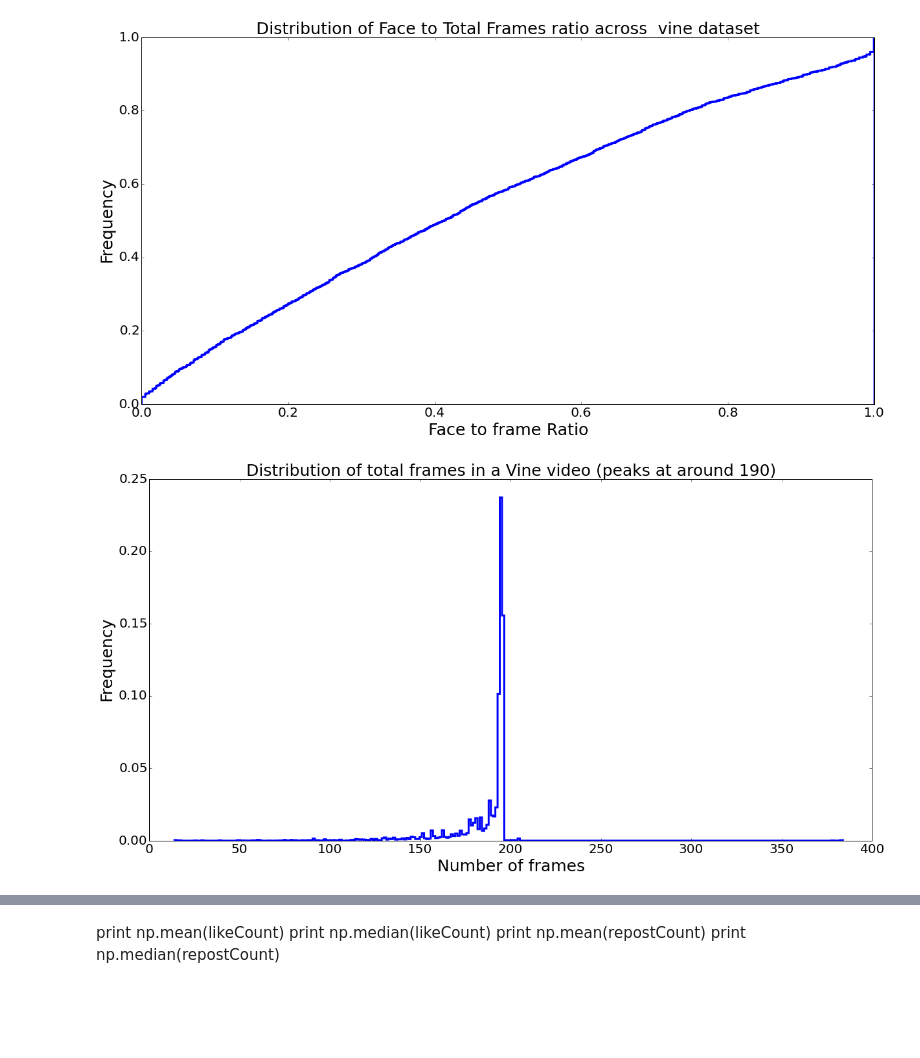
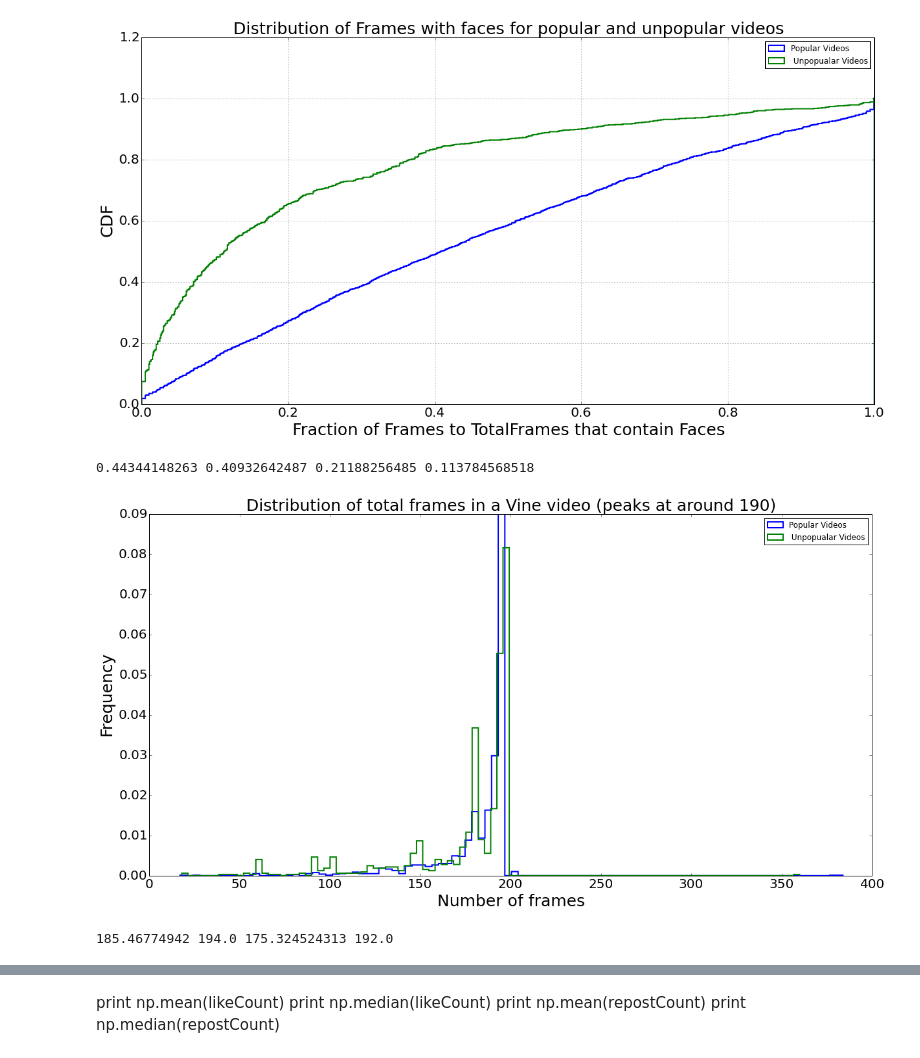
Before and after one commit to sagarjoglekar/vineCrawl, a Jupyter notebook: notebooks/FaceAnalysisVine.ipynb, the cells around one changed output, grey strips where cells are left out. Saved outputs shown, nothing was run; the diff lists cells and outputs as text; code cells hidden in the pictures; blank space fills up the shorter version.

```diff
--- a/notebooks/FaceAnalysisVine.ipynb
+++ b/notebooks/FaceAnalysisVine.ipynb
@@ -58,27 +59,53 @@ for i in range(len(PostID)):
+# %%
+popLines = [Lines[i] for i in samples]
+# %%
+popTotFrames , popFaceFrames = removeDuplicatesAndSplit(popLines)
+facePercentages = np.zeros((len(popTotFrames),1))
+for i in range(len(facePercentages)):
+    facePercentages[i] = float(float(popFaceFrames[i])/float(popTotFrames[i]))
+# %%
+unpopTotFrames , unpopFaceFrames = removeDuplicatesAndSplit(unpopLines)
+# %%
+unpopfacePercentages = np.zeros((len(unpopTotFrames),1))
+for i in range(len(unpopfacePercentages)):
+    unpopfacePercentages[i] = float(float(unpopFaceFrames[i])/float(unpopTotFrames[i]))
 # %%
 fig, ax = plt.subplots()
 fig.set_size_inches(20, 10)
 plt.rc('xtick', labelsize=20)
 plt.rc('ytick', labelsize=20)
-plt.hist(facePercentages , 1000 , normed =1 , histtype='step' , cumulative=True ,linewidth = 3.0)
-plt.title("Distribution of Face to Total Frames ratio across  vine dataset",fontsize = 25)
-plt.xlabel("Face to frame Ratio",fontsize = 25)
-plt.ylabel("Frequency",fontsize = 25)
+plt.hist(facePercentages , 1000 , normed =1 , histtype='step' , cumulative=True ,linewidth = 2.0)
+plt.hist(unpopfacePercentages , 1000 , normed =1 , histtype='step' , cumulative=True ,linewidth = 2.0)
+plt.title("Distribution of Frames with faces for popular and unpopular videos",fontsize = 25)
+plt.xlabel("Fraction of Frames to TotalFrames that contain Faces",fontsize = 25)
+plt.ylabel("CDF",fontsize = 25)
+plt.legend(['Popular Videos', ' Unpopualar Videos'])
+plt.grid(True)
 plt.show()
 # %% [output]
-[figure, old version]
+[figure, new version]
+# %%
+print np.mean(facePercentages) , np.median(facePercentages) , np.mean(unpopfacePercentages) , np.median(unpopfacePercentages)
+# %% [output]
+0.44344148263 0.40932642487 0.21188256485 0.113784568518
 # %%
 fig, ax = plt.subplots()
 fig.set_size_inches(20, 10)
 plt.rc('xtick', labelsize=20)
 plt.rc('ytick', labelsize=20)
-plt.hist(totFrames , 300 , normed =1 , histtype='step' , cumulative=False ,linewidth = 3.0)
+plt.hist(popTotFrames , 100 , normed =1 , histtype='step' , cumulative=False ,linewidth = 2.0)
+plt.hist(unpopTotFrames , 100 , normed =1 , histtype='step' , cumulative=False ,linewidth = 2.0)
 plt.title("Distribution of total frames in a Vine video (peaks at around 190)",fontsize = 25)
+plt.legend(['Popular Videos', ' Unpopualar Videos'])
 plt.xlabel("Number of frames",fontsize = 25)
 plt.ylabel("Frequency",fontsize = 25)
 plt.show()
 # %% [output]
-[figure, old version]
+[figure, new version]
+# %%
+print np.mean(popTotFrames) , np.median(popTotFrames) , np.mean(unpopTotFrames) , np.median(unpopTotFrames)
+# %% [output]
+185.46774942 194.0 175.324524313 192.0
 # %%
 
 fig, ax = plt.subplots()
```
Also changed, not shown: parts of 22 cells of this notebook, 9 other files.
